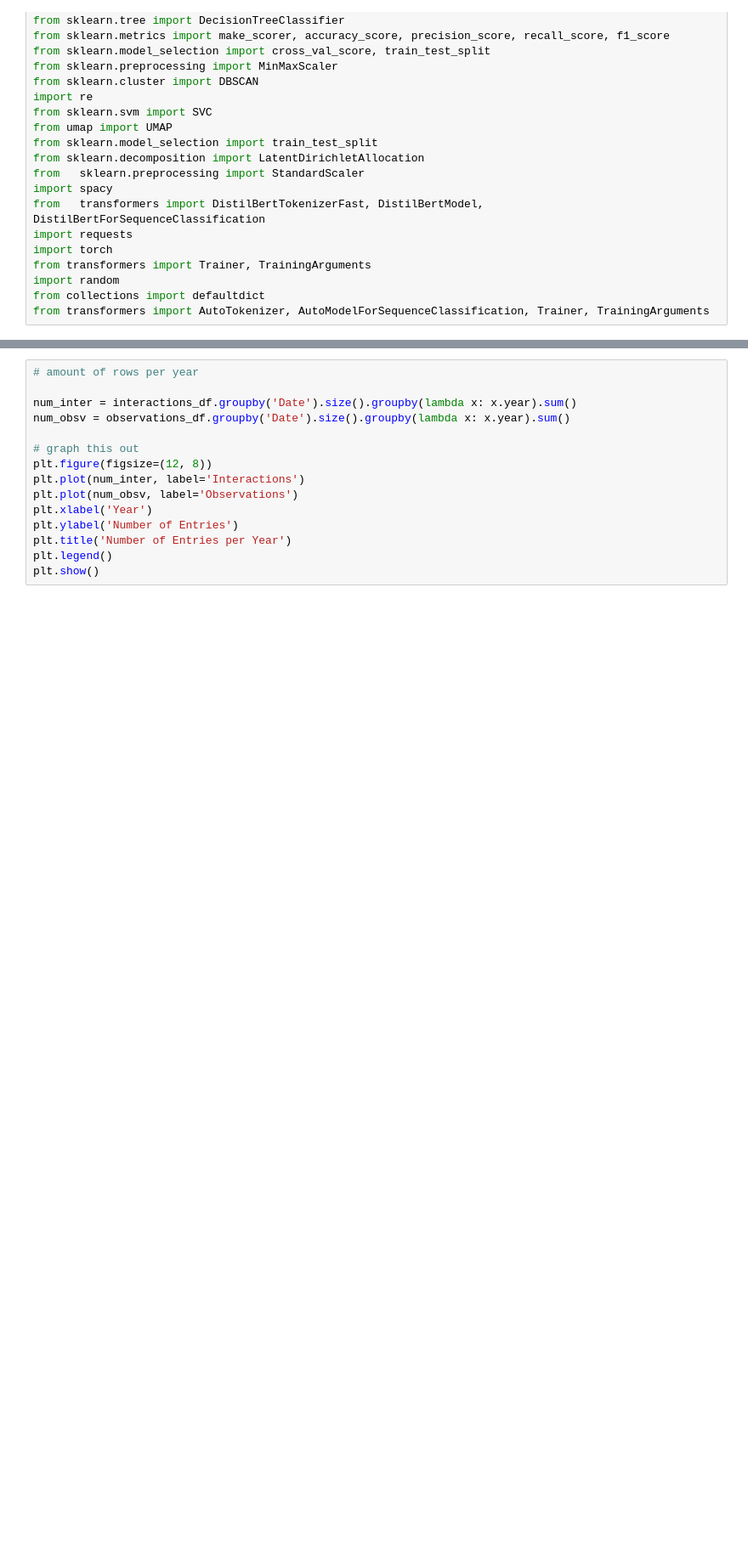
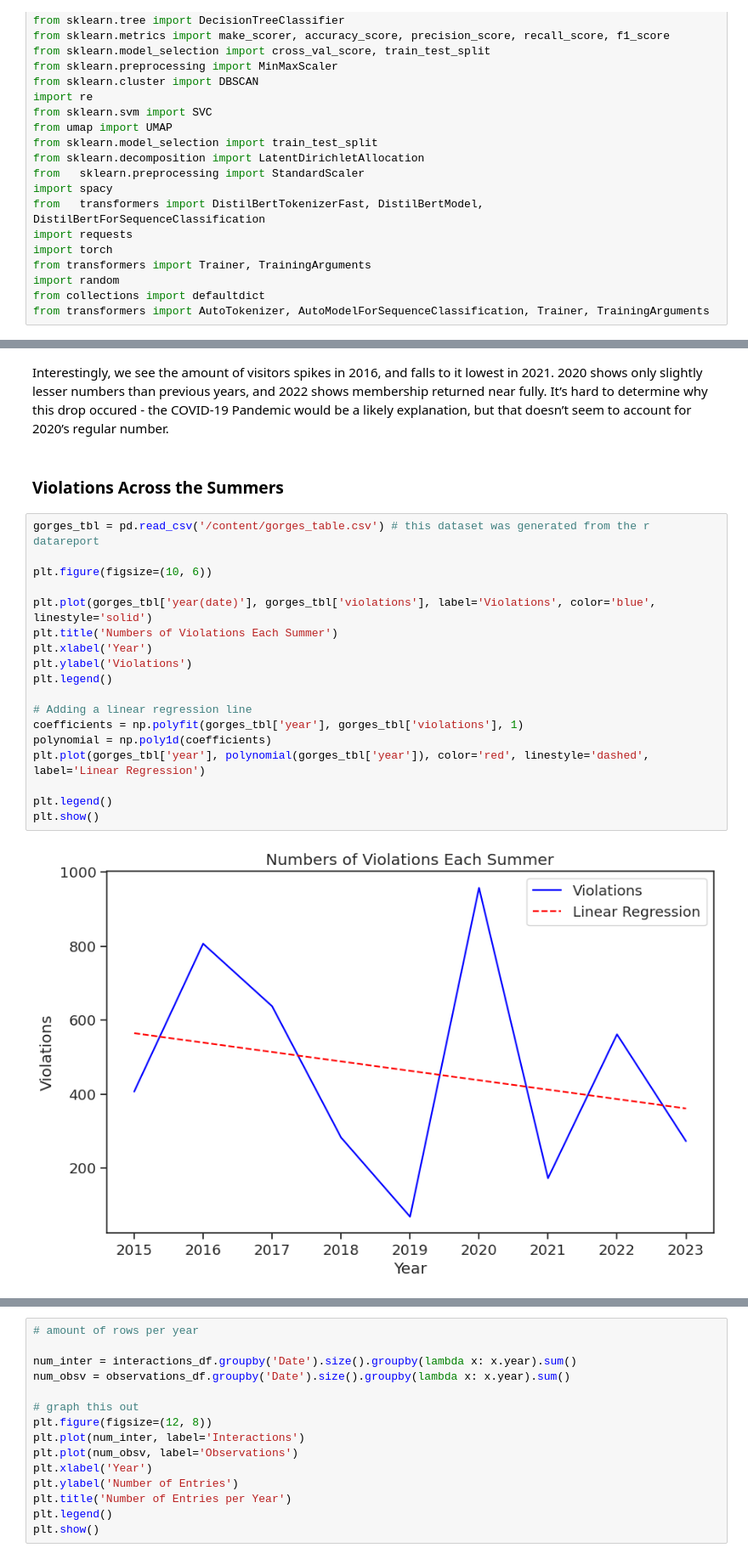
Before and after one commit to Ming-DeMers/cornell-gorges, a Jupyter notebook: Gorges_Analysis_INFO_3350_Final.ipynb, the cells around one changed output, grey strips where cells are left out. Shown at 85% size. Drawn from its saved outputs; the diff is of its cells as text; blank space fills up the shorter version.

```diff
--- a/Gorges_Analysis_INFO_3350_Final.ipynb
+++ b/Gorges_Analysis_INFO_3350_Final.ipynb
@@ -194,0 +255,24 @@ lots of poeple all over! great last day. Hope to continue again next summer!
+# %% [markdown]
+Interestingly, we see the amount of visitors spikes in 2016, and falls to it lowest in 2021. 2020 shows only slightly lesser numbers than previous years, and 2022 shows membership returned near fully. It’s hard to determine why this drop occured - the COVID-19 Pandemic would be a likely explanation, but that doesn’t seem to account for 2020’s regular number.
+# %% [markdown]
+### Violations Across the Summers
+# %%
+gorges_tbl = pd.read_csv('/content/gorges_table.csv') # this dataset was generated from the r datareport
+
+plt.figure(figsize=(10, 6))
+
+plt.plot(gorges_tbl['year(date)'], gorges_tbl['violations'], label='Violations', color='blue', linestyle='solid')
+plt.title('Numbers of Violations Each Summer')
+plt.xlabel('Year')
+plt.ylabel('Violations')
+plt.legend()
+
+# Adding a linear regression line
+coefficients = np.polyfit(gorges_tbl['year'], gorges_tbl['violations'], 1)
+polynomial = np.poly1d(coefficients)
+plt.plot(gorges_tbl['year'], polynomial(gorges_tbl['year']), color='red', linestyle='dashed', label='Linear Regression')
+
+plt.legend()
+plt.show()
+# %% [output]
+[figure, added]
```
Also changed, not shown: parts of 39 cells of this notebook, 2 other files.
